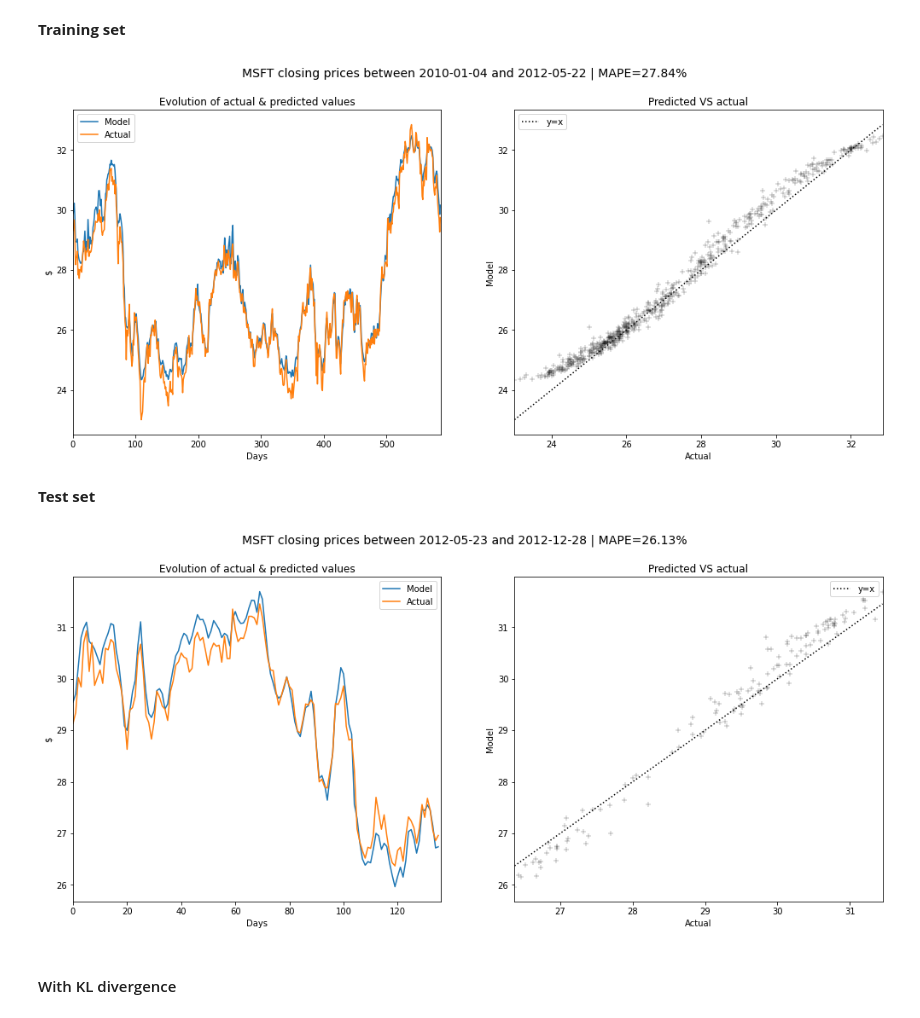
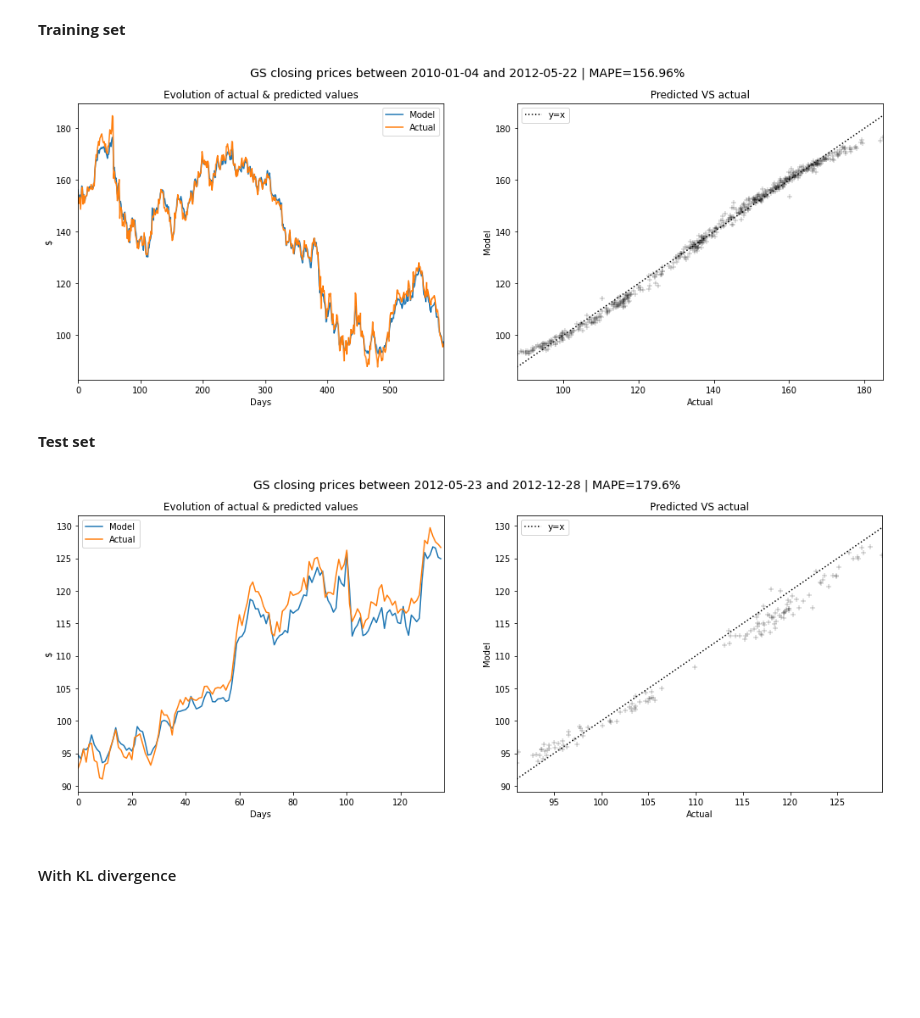
Before and after one commit to PeDiot/bayesian-neural-network-stock-prediction, a Jupyter notebook: notebook.ipynb, the cells around one changed output. Saved outputs shown, nothing was run; the diff lists cells and outputs as text; code cells hidden in the pictures; blank space fills up the shorter version.

```diff
--- a/notebook.ipynb
+++ b/notebook.ipynb
@@ -377,8 +355,10 @@ for epoch in range(num_epochs):
 
     mape_prev = mape
 # %%
-model_file_name = "bnn_kl.pt"
-loss_file_name = "weighted_loss_kl.pt"
+asset = "gs"
+
+model_file_name = asset+"-bnn_kl.pt"
+loss_file_name = asset+"-weighted_loss_kl.pt"
 
 # torch.save(bnn_kl, BACKUP_PATH+"models/"+model_file_name)
 # torch.save(criterion, BACKUP_PATH+"loss/"+loss_file_name)
@@ -387,10 +367,10 @@ bnn_kl = torch.load(BACKUP_PATH+"models/"+model_file_name)
 criterion = torch.load(BACKUP_PATH+"loss/"+loss_file_name)
 # %%
 # save results as pickle file
-results_file_name = "results_bnn_kl.pkl"
+results_file_name = asset+"-results_bnn_kl.pkl"
 
-with open(file=BACKUP_PATH+"training/"+results_file_name, mode="wb") as f:
-    dump(results, f)
+# with open(file=BACKUP_PATH+"training/"+results_file_name, mode="wb") as f:
+#     dump(results, f)
 
 # load results from pickle file
 with open(file=BACKUP_PATH+"training/"+results_file_name, mode="rb") as f:
@@ -402,7 +382,10 @@ training_plot_summary(results);
 # %% [markdown]
 ## Backtest
 # %%
-files = ["fnn", "bnn", "bnn_kl"]
+asset = "gs"
+
+files = [f"{asset}-{m}" for m in ("fnn", "bnn", "bnn_kl")]
+
 models = {
     f: torch.load(BACKUP_PATH+"models/"+f+".pt")
     for f in files
@@ -429,11 +412,17 @@ backtest_plot(ticker, df_backtest, mape, data.test_period)
 #### Without KL divergence
 # %% [markdown]
 **Training set**
+# %%
+# generate 100 predictions per day in the test set
+preds_bnn_tr = generate_price_distribution(data, models[asset+"-bnn"], training=True)
+
+# take the daily average
+avg_preds_bnn_kl_tr = preds_bnn_tr.T.mean(axis=1).values.reshape(-1, 1)
 # %%
-df_backtest, mape = create_backtest_dataset(models["bnn"], data, training=True)
+df_backtest, mape = create_backtest_dataset(data, preds=avg_preds_bnn_kl_tr, training=True)
 backtest_plot(ticker, df_backtest, mape, data.train_period)
 # %% [output]
-[figure, old version]
+[figure, new version]
 # %% [markdown]
 **Test set**
 # %%
@@ -445,8 +434,8 @@ avg_preds_bnn = preds_bnn.T.mean(axis=1).values.reshape(-1, 1)
 # %%
-df_backtest, mape = create_backtest_dataset(data=data, preds=avg_preds_bnn, training=False)
+df_backtest, mape = create_backtest_dataset(data=data, preds=avg_preds_bnn_te, training=False)
 backtest_plot(ticker, df_backtest, mape, data.test_period)
 # %% [output]
-[figure, old version]
+[figure, new version]
 # %% [markdown]
 #### With KL divergence
 # %% [markdown]
```
Also changed, not shown: parts of 22 cells of this notebook.
